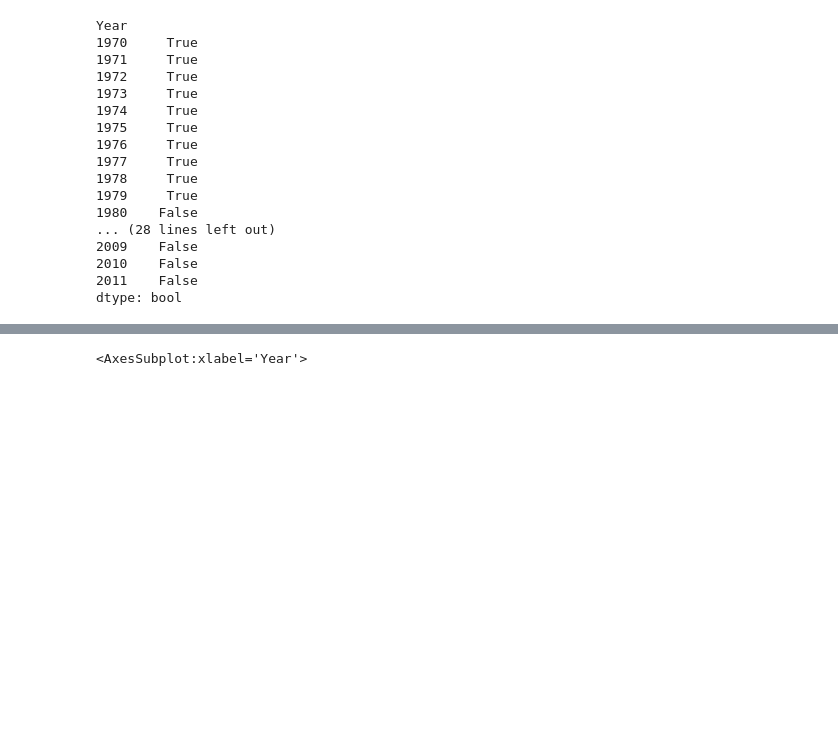
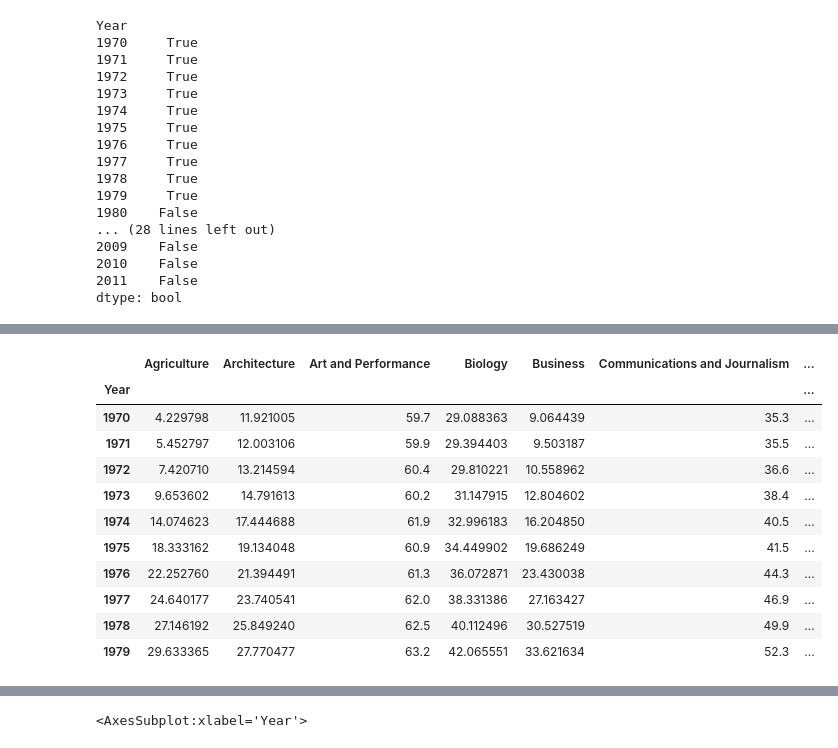
Before and after one commit to emonson/pandas-jupyterlab, a Jupyter notebook: AssignmentPandas101Solutions.ipynb, the cells around one changed output, grey strips where cells are left out. Cells and saved outputs as stored; diff of their text form; code cells hidden in the pictures; blank space fills up the shorter version.

```diff
--- a/AssignmentPandas101Solutions.ipynb
+++ b/AssignmentPandas101Solutions.ipynb
@@ -385,0 +400,15 @@ dtype: bool
+# %%
+df[df['Math and Statistics'] > df['Biology']]
+# %% [output]
+|  | Agriculture | Architecture | Art and Performance | Biology | Business | Communications and Journalism | ... |
+| Year |  |  |  |  |  |  | ... |
+| 1970 | 4.229798 | 11.921005 | 59.7 | 29.088363 | 9.064439 | 35.3 | ... |
+| 1971 | 5.452797 | 12.003106 | 59.9 | 29.394403 | 9.503187 | 35.5 | ... |
+| 1972 | 7.420710 | 13.214594 | 60.4 | 29.810221 | 10.558962 | 36.6 | ... |
+| 1973 | 9.653602 | 14.791613 | 60.2 | 31.147915 | 12.804602 | 38.4 | ... |
+| 1974 | 14.074623 | 17.444688 | 61.9 | 32.996183 | 16.204850 | 40.5 | ... |
+| 1975 | 18.333162 | 19.134048 | 60.9 | 34.449902 | 19.686249 | 41.5 | ... |
+| 1976 | 22.252760 | 21.394491 | 61.3 | 36.072871 | 23.430038 | 44.3 | ... |
+| 1977 | 24.640177 | 23.740541 | 62.0 | 38.331386 | 27.163427 | 46.9 | ... |
+| 1978 | 27.146192 | 25.849240 | 62.5 | 40.112496 | 30.527519 | 49.9 | ... |
+| 1979 | 29.633365 | 27.770477 | 63.2 | 42.065551 | 33.621634 | 52.3 | ... |
```
Also changed, not shown: parts of 33 cells of this notebook, 2 other files.
